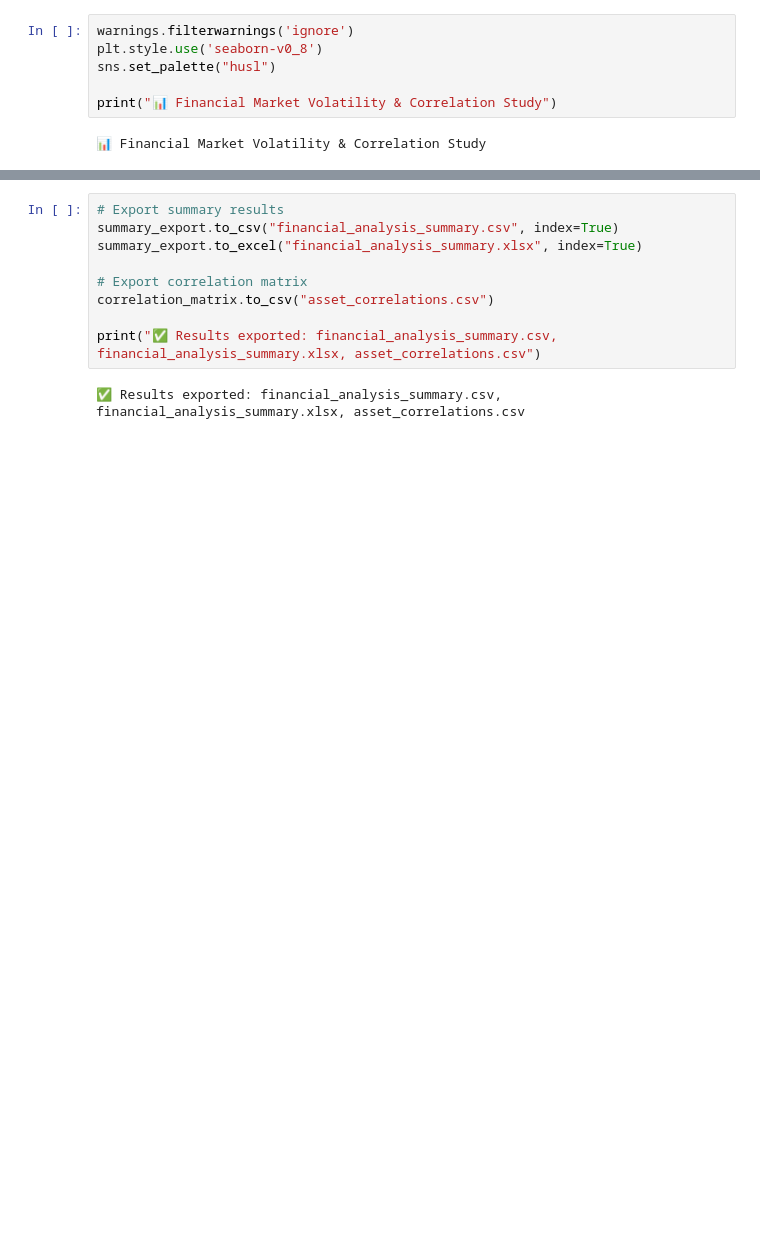
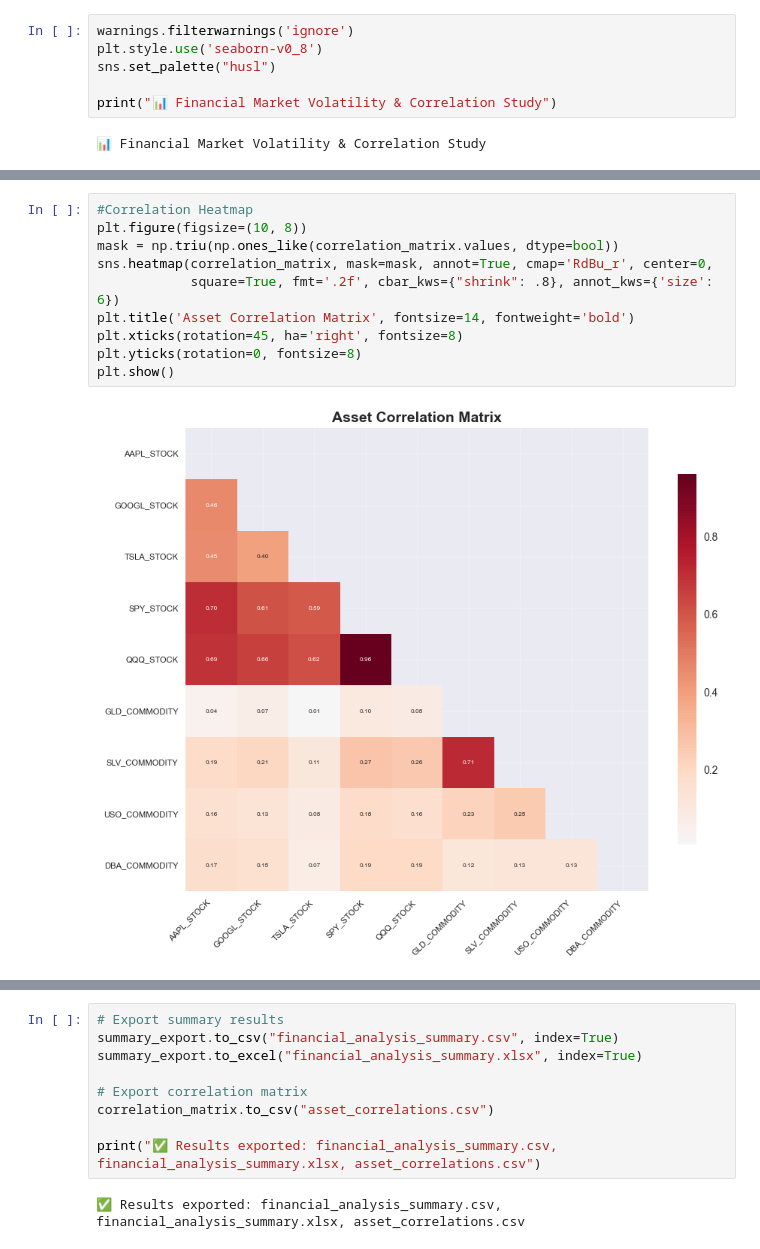
Before and after one commit to Devligan/Financial-Market-Volatility-Correlation-Analysis, a Jupyter notebook: trainer.ipynb, the cells around one changed output, grey strips where cells are left out. Saved outputs shown, nothing was run; the diff lists cells and outputs as text; blank space fills up the shorter version.

```diff
--- a/trainer.ipynb
+++ b/trainer.ipynb
@@ -538,0 +393,12 @@ plt.show()
+# %%
+#Correlation Heatmap
+plt.figure(figsize=(10, 8))
+mask = np.triu(np.ones_like(correlation_matrix.values, dtype=bool))
+sns.heatmap(correlation_matrix, mask=mask, annot=True, cmap='RdBu_r', center=0,
+            square=True, fmt='.2f', cbar_kws={"shrink": .8}, annot_kws={'size': 6})
+plt.title('Asset Correlation Matrix', fontsize=14, fontweight='bold')
+plt.xticks(rotation=45, ha='right', fontsize=8)
+plt.yticks(rotation=0, fontsize=8)
+plt.show()
+# %% [output]
+[figure, added]
```
Also changed, not shown: parts of 20 cells of this notebook, 5 other files.
